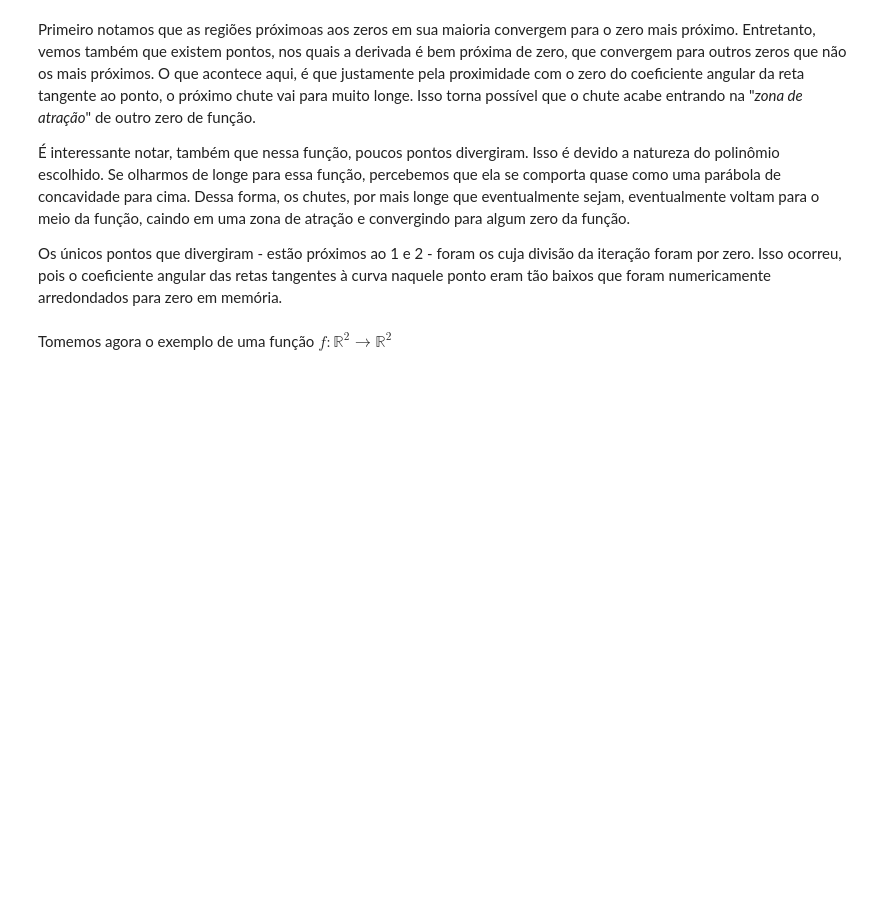
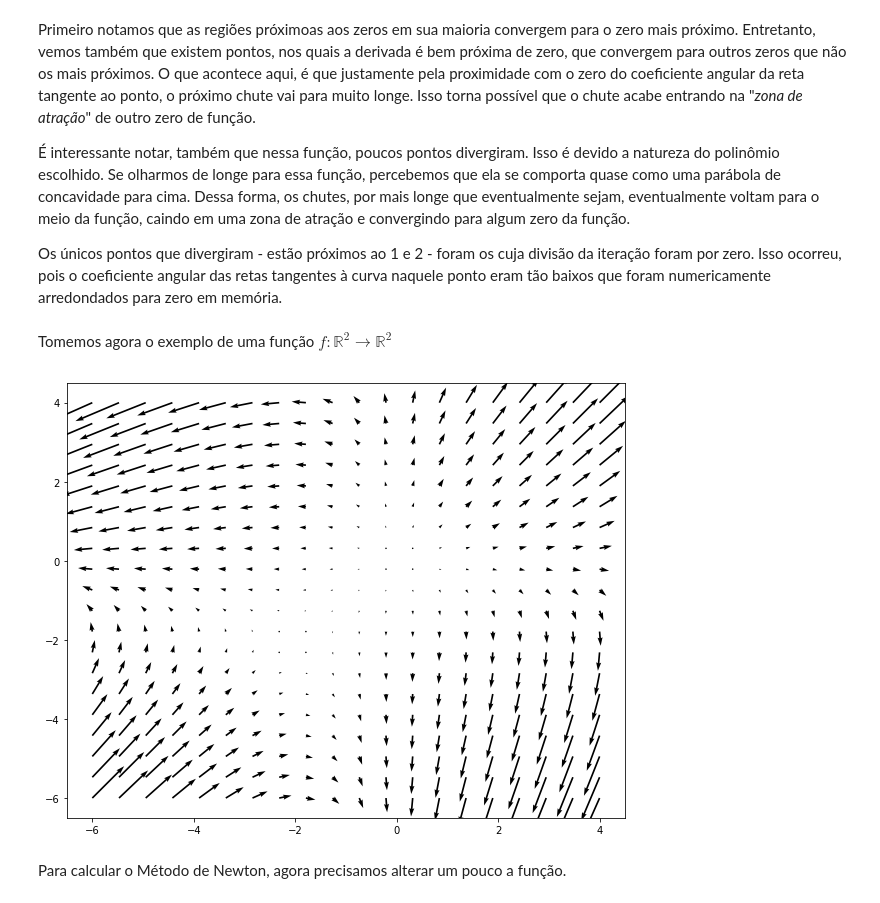
Before and after one commit to GuilhermeFreire/MetodosNumericos2, a Jupyter notebook: Aula 15 - Soluções.ipynb, the cells around one changed output. Cells and saved outputs as stored; diff of their text form; code cells hidden in the pictures; blank space fills up the shorter version.

Commit message:
incomplete higher dimensional newton

```diff
--- a/Aula 15 - Soluções.ipynb
+++ b/Aula 15 - Soluções.ipynb
@@ -101,3 +101,16 @@ Primeiro notamos que as regiões próximoas aos zeros em sua maioria convergem p
 Os únicos pontos que divergiram - estão próximos ao 1 e 2 - foram os cuja divisão da iteração foram por zero. Isso ocorreu, pois o coeficiente angular das retas tangentes à curva naquele ponto eram tão baixos que foram numericamente arredondados para zero em memória.
 # %% [markdown]
 Tomemos agora o exemplo de uma função $f: \mathbb{R}^2 \to \mathbb{R}^2$
+# %%
+x2 = np.linspace(-6, 4, 20)
+y2 = np.linspace(-6, 4, 20)
+X2, Y2 = np.meshgrid(x2, y2)
+z1 = 2*X2 + X2*Y2
+z2 = 2*Y2 + X2*Y2
+plt.figure(figsize=(10,8))
+plt.quiver(x2, y2, z1, z2)
+plt.show()
+# %% [output]
+[figure, added]
+# %% [markdown]
+Para calcular o Método de Newton, agora precisamos alterar um pouco a função.
```
Also changed, not shown: parts of 3 cells of this notebook.
